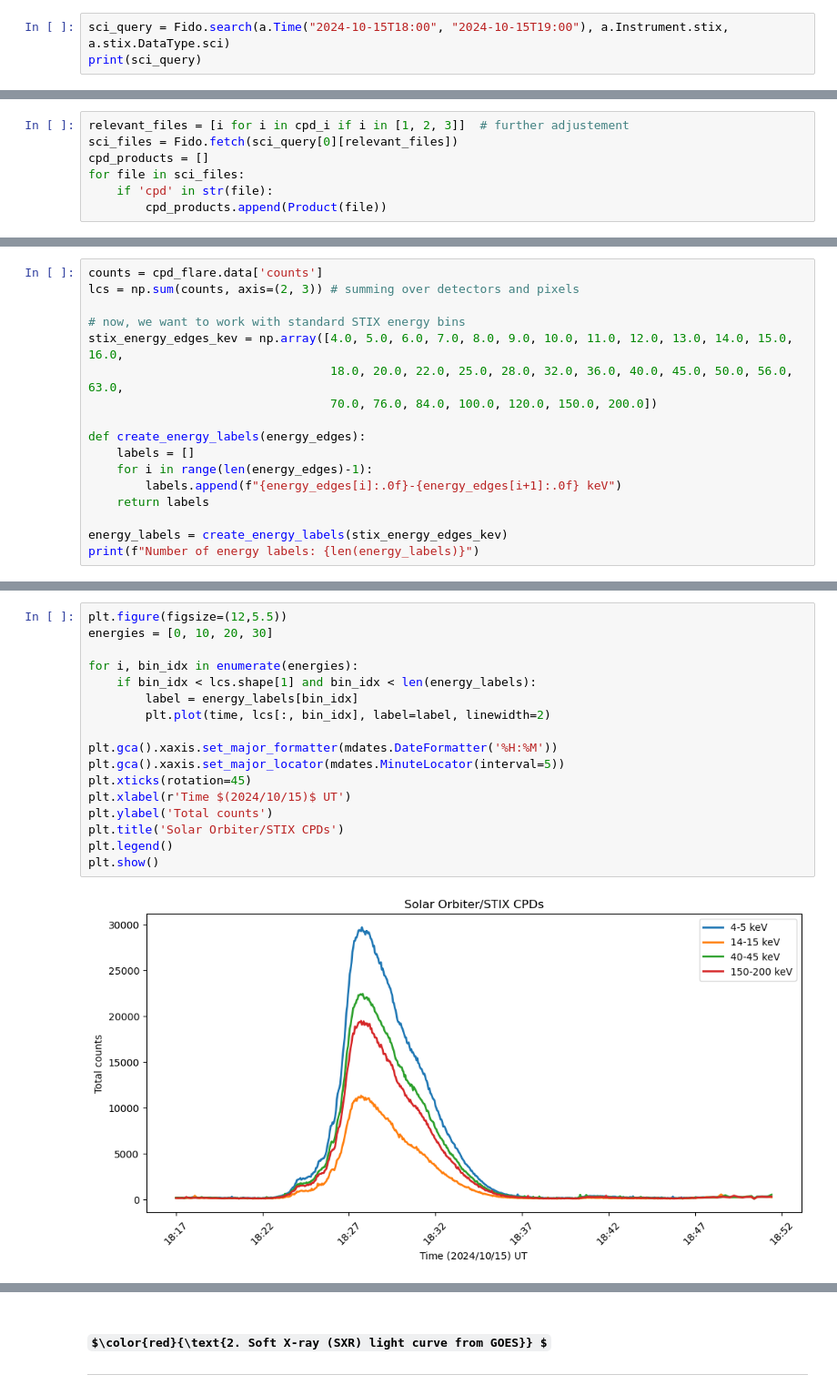
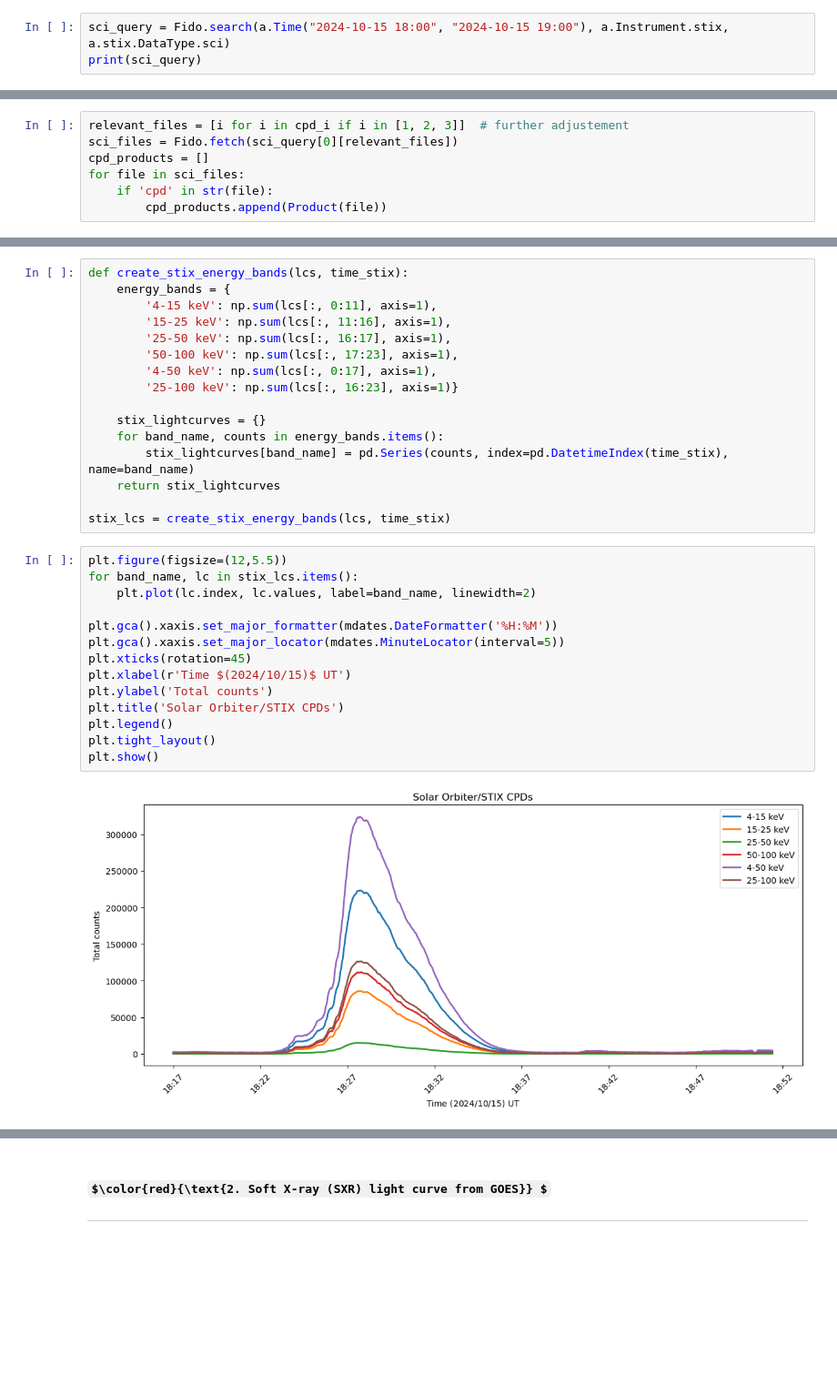
Before and after one commit to zorzeus/solar_flares_internship, a Jupyter notebook: sfi_02.ipynb, the cells around one changed output, grey strips where cells are left out. Shown at 91% size. Drawn from its saved outputs; the diff is of its cells as text; some formulas as TeX source; blank space fills up the shorter version.

```diff
--- a/sfi_02.ipynb
+++ b/sfi_02.ipynb
@@ -79,6 +78,6 @@ plt.show()
 
 #### that STIX science data files don't always align perfectly with our requested time range.
 # %%
-sci_query = Fido.search(a.Time("2024-10-15T18:00", "2024-10-15T19:00"), a.Instrument.stix, a.stix.DataType.sci)
+sci_query = Fido.search(a.Time("2024-10-15 18:00", "2024-10-15 19:00"), a.Instrument.stix, a.stix.DataType.sci)
 print(sci_query)
 # %% [output]
@@ -136,20 +131,3 @@ Detector masks: DetectorMasks
     [0...561]: [0,1,2,3,4,5,6,7,8,9,10,11,12,13,14,15,16,17,18,19,20,21,22,23,24,25,26,27,28,29,30,31]
 
 Time resolution: ~7.0 s
-# %%
-counts = cpd_flare.data['counts']
-lcs = np.sum(counts, axis=(2, 3)) # summing over detectors and pixels
-
-# now, we want to work with standard STIX energy bins
-stix_energy_edges_kev = np.array([4.0, 5.0, 6.0, 7.0, 8.0, 9.0, 10.0, 11.0, 12.0, 13.0, 14.0, 15.0, 16.0,
-                                  18.0, 20.0, 22.0, 25.0, 28.0, 32.0, 36.0, 40.0, 45.0, 50.0, 56.0, 63.0,
-                                  70.0, 76.0, 84.0, 100.0, 120.0, 150.0, 200.0])
-
-def create_energy_labels(energy_edges):
-    labels = []
-    for i in range(len(energy_edges)-1):
-        labels.append(f"{energy_edges[i]:.0f}-{energy_edges[i+1]:.0f} keV")
-    return labels
-
-energy_labels = create_energy_labels(stix_energy_edges_kev)
-print(f"Number of energy labels: {len(energy_labels)}")
@@ -158,19 +134,32 @@ Number of energy labels: 31
+# %%
+def create_stix_energy_bands(lcs, time_stix):
+    energy_bands = {
+        '4-15 keV': np.sum(lcs[:, 0:11], axis=1),
+        '15-25 keV': np.sum(lcs[:, 11:16], axis=1),
+        '25-50 keV': np.sum(lcs[:, 16:17], axis=1),
+        '50-100 keV': np.sum(lcs[:, 17:23], axis=1),
+        '4-50 keV': np.sum(lcs[:, 0:17], axis=1),
+        '25-100 keV': np.sum(lcs[:, 16:23], axis=1)}
+
+    stix_lightcurves = {}
+    for band_name, counts in energy_bands.items():
+        stix_lightcurves[band_name] = pd.Series(counts, index=pd.DatetimeIndex(time_stix), name=band_name)
+    return stix_lightcurves
+
+stix_lcs = create_stix_energy_bands(lcs, time_stix)
 # %%
 plt.figure(figsize=(12,5.5))
-energies = [0, 10, 20, 30]
-
-for i, bin_idx in enumerate(energies):
-    if bin_idx < lcs.shape[1] and bin_idx < len(energy_labels):
-        label = energy_labels[bin_idx]
-        plt.plot(time, lcs[:, bin_idx], label=label, linewidth=2)
+for band_name, lc in stix_lcs.items():
+    plt.plot(lc.index, lc.values, label=band_name, linewidth=2)
 
 plt.gca().xaxis.set_major_formatter(mdates.DateFormatter('%H:%M'))
 plt.gca().xaxis.set_major_locator(mdates.MinuteLocator(interval=5))
 plt.xticks(rotation=45)
 plt.xlabel(r'Time $(2024/10/15)$ UT')
 plt.ylabel('Total counts')
 plt.title('Solar Orbiter/STIX CPDs')
 plt.legend()
+plt.tight_layout()
 plt.show()
 # %% [output]
-[figure, old version]
+[figure, new version]
```
Also changed, not shown: parts of 32 cells of this notebook.
